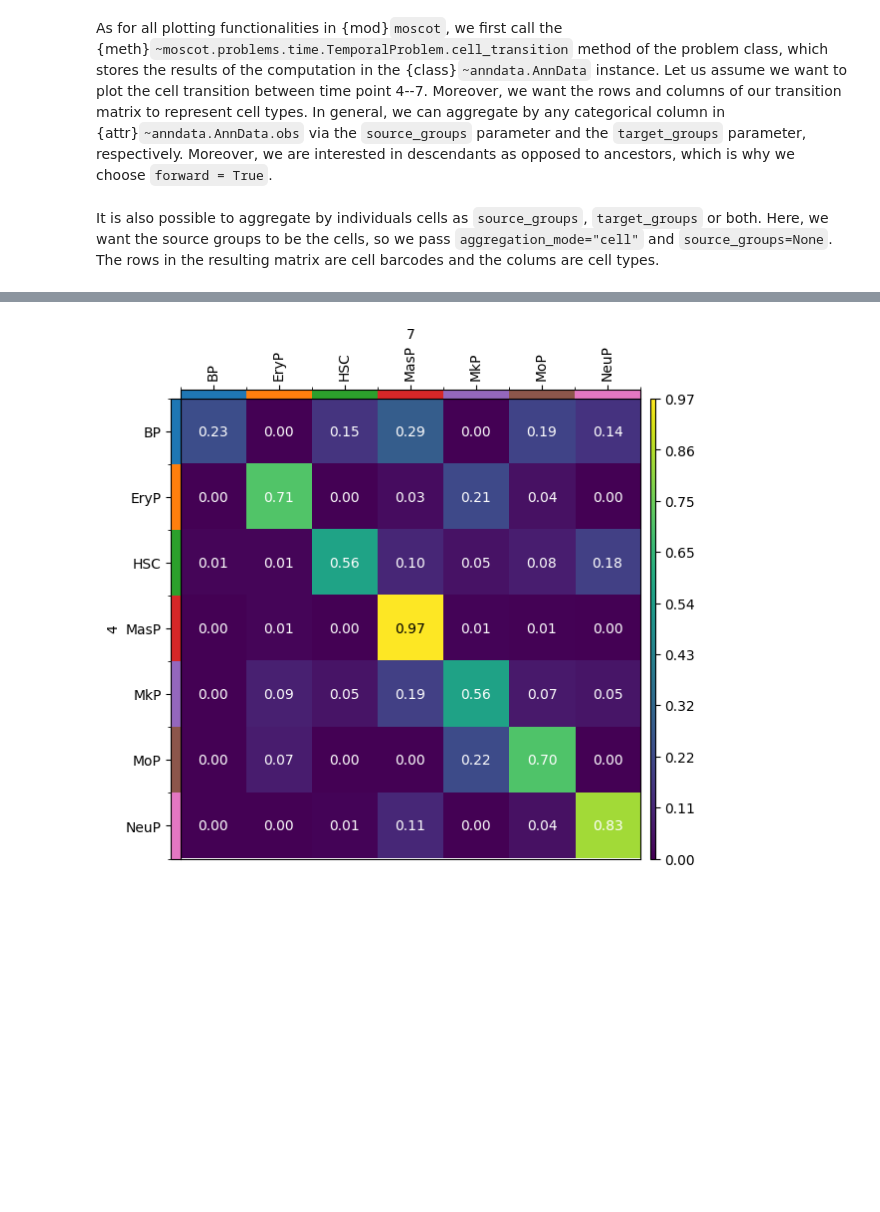
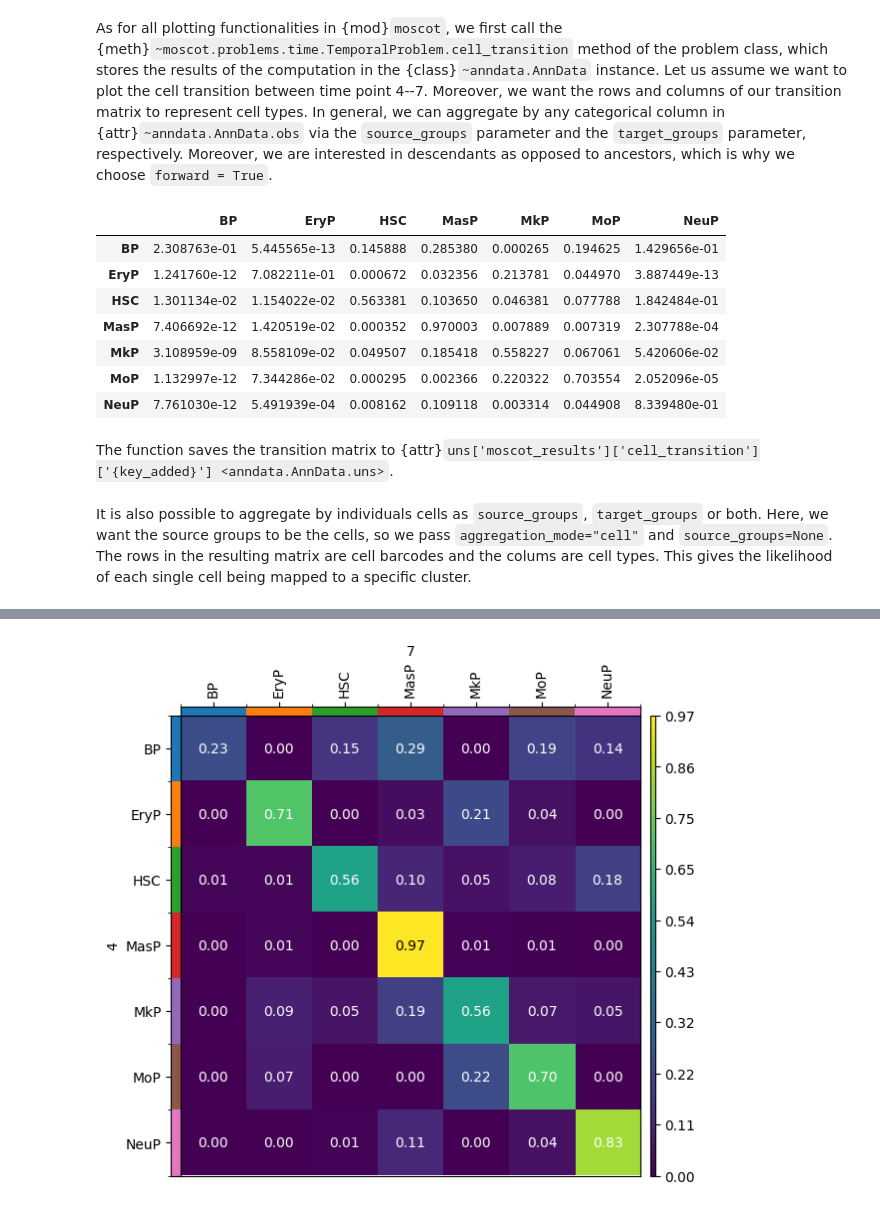
Before and after one commit to theislab/moscot_notebooks, a Jupyter notebook: examples/plotting/200_cell_transitions.ipynb, the cells around one changed output, grey strips where cells are left out. Cells and saved outputs as stored; diff of their text form; code cells hidden in the pictures; blank space fills up the shorter version.

```diff
--- a/examples/plotting/200_cell_transitions.ipynb
+++ b/examples/plotting/200_cell_transitions.ipynb
@@ -48,15 +48,27 @@ INFO     Solving problem BirthDeathProblem[stage='prepared', shape=(1201, 798)].
 As for all plotting functionalities in {mod}`moscot`, we first call the {meth}`~moscot.problems.time.TemporalProblem.cell_transition` method of the problem class, which stores the results of the computation in the {class}`~anndata.AnnData` instance. Let us assume we want to plot the cell transition between time point 4--7. Moreover, we want the rows and columns of our transition matrix to represent cell types. In general, we can aggregate by any categorical column in {attr}`~anndata.AnnData.obs` via the `source_groups` parameter and the `target_groups` parameter, respectively. Moreover, we are interested in
 descendants as opposed to ancestors, which is why we choose `forward = True`.
 # %%
-cell_transition = tp.cell_transition(
+tp.cell_transition(
     source=4,
     target=7,
     source_groups="cell_type",
     target_groups="cell_type",
     forward=True,
+    key_added="cell_transition",
 )
+# %% [output]
+|  | BP | EryP | HSC | MasP | MkP | MoP | NeuP |
+| BP | 2.308763e-01 | 5.445565e-13 | 0.145888 | 0.285380 | 0.000265 | 0.194625 | 1.429656e-01 |
+| EryP | 1.241760e-12 | 7.082211e-01 | 0.000672 | 0.032356 | 0.213781 | 0.044970 | 3.887449e-13 |
+| HSC | 1.301134e-02 | 1.154022e-02 | 0.563381 | 0.103650 | 0.046381 | 0.077788 | 1.842484e-01 |
+| MasP | 7.406692e-12 | 1.420519e-02 | 0.000352 | 0.970003 | 0.007889 | 0.007319 | 2.307788e-04 |
+| MkP | 3.108959e-09 | 8.558109e-02 | 0.049507 | 0.185418 | 0.558227 | 0.067061 | 5.420606e-02 |
+| MoP | 1.132997e-12 | 7.344286e-02 | 0.000295 | 0.002366 | 0.220322 | 0.703554 | 2.052096e-05 |
+| NeuP | 7.761030e-12 | 5.491939e-04 | 0.008162 | 0.109118 | 0.003314 | 0.044908 | 8.339480e-01 |
+# %% [markdown]
+The function saves the transition matrix to {attr}`uns['moscot_results']['cell_transition']['{key_added}'] <anndata.AnnData.uns>`.
 # %% [markdown]
-It is also possible to aggregate by individuals cells as `source_groups`, `target_groups` or both. Here, we want the source groups to be the cells, so we pass `aggregation_mode="cell"` and `source_groups=None`. The rows in the resulting matrix are cell barcodes and the colums are cell types.
+It is also possible to aggregate by individuals cells as `source_groups`, `target_groups` or both. Here, we want the source groups to be the cells, so we pass `aggregation_mode="cell"` and `source_groups=None`. The rows in the resulting matrix are cell barcodes and the colums are cell types. This gives the likelihood of each single cell being mapped to a specific cluster.
 # %%
 tp.cell_transition(
     source=4,
```
Also changed, not shown: parts of 5 cells of this notebook.
